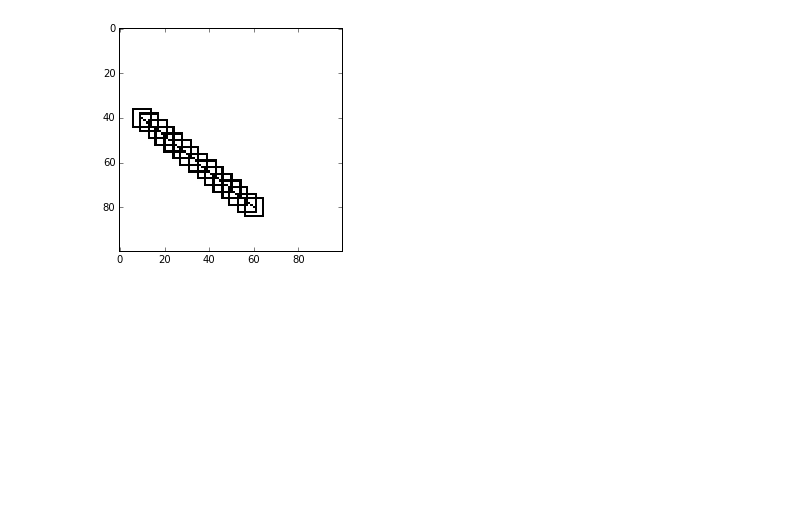
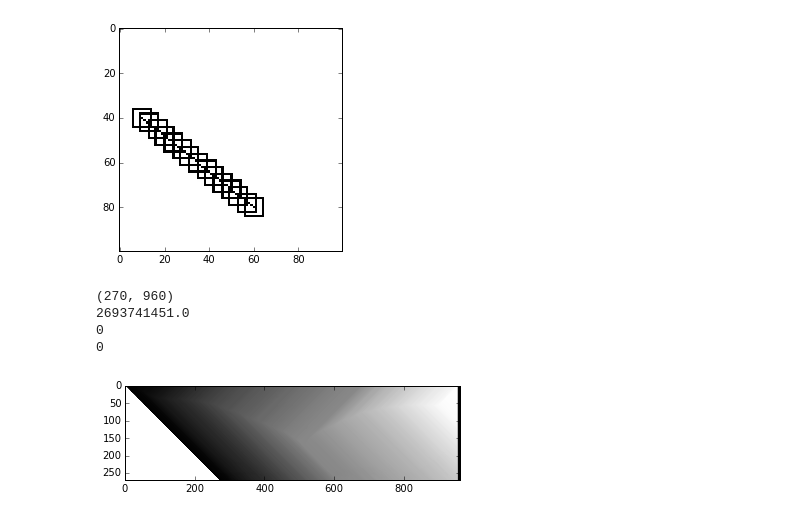
Before and after one commit to zmjjmz/thesiswork, a Jupyter notebook: edge_extract/Extract Edge.ipynb, the cells around one changed output. Cells and saved outputs as stored; diff of their text form; code cells hidden in the pictures; blank space fills up the shorter version.

Commit message:
Got seam carving working, bit slow though

```diff
--- a/edge_extract/Extract Edge.ipynb
+++ b/edge_extract/Extract Edge.ipynb
@@ -110,0 +154,19 @@ display_boxes((100,100),(10,40),(60,80),(8,8))
+# %%
+with open('../dataset_loc','r') as f:
+    dataset_loc = f.read().rstrip()
+from os.path import join
+imgs_dir = join(dataset_loc,'Flukes/CRC_combined constrained/')
+test_img = cv2.cvtColor(cv2.imread(join(imgs_dir,'CINMS_20110616_A0148.jpg')),cv2.COLOR_BGR2GRAY)
+print(test_img.shape)
+start = (0,0)
+end = (950,0)
+path, path_cost = find_seam(test_img, start,end)
+print(path_cost)
+print(path[0])
+print(path[-1])
+# %% [output]
+(270, 960)
+2693741451.0
+0
+0
+[figure, added]
```
Also changed, not shown: parts of 3 cells of this notebook.
